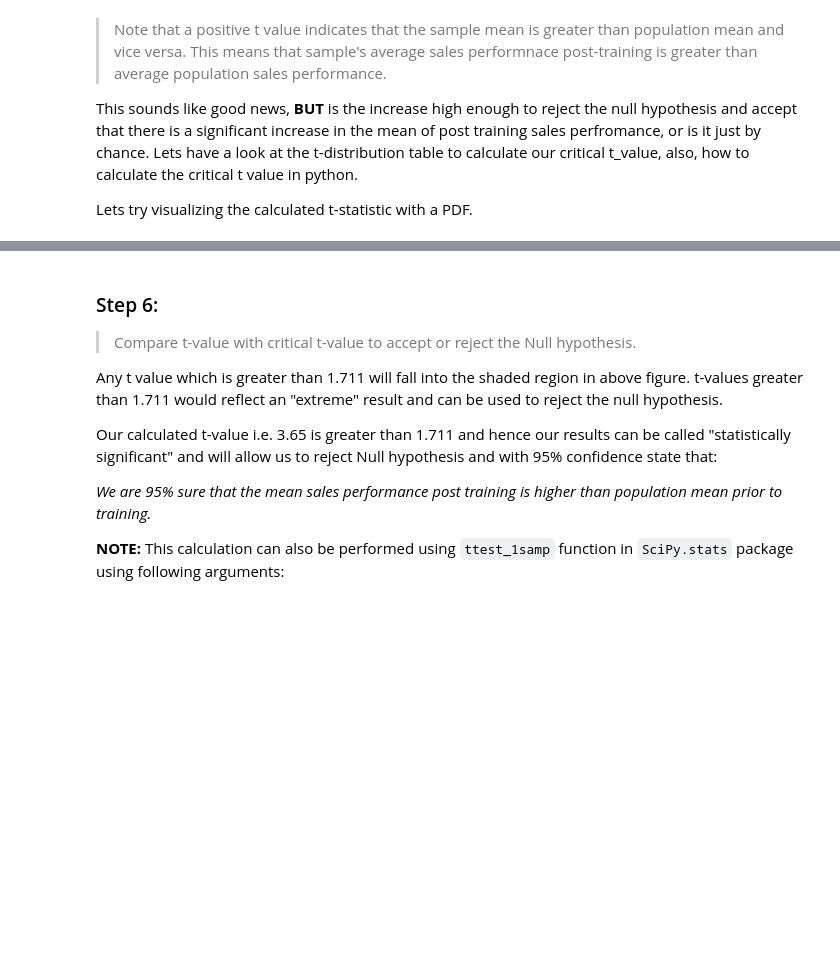
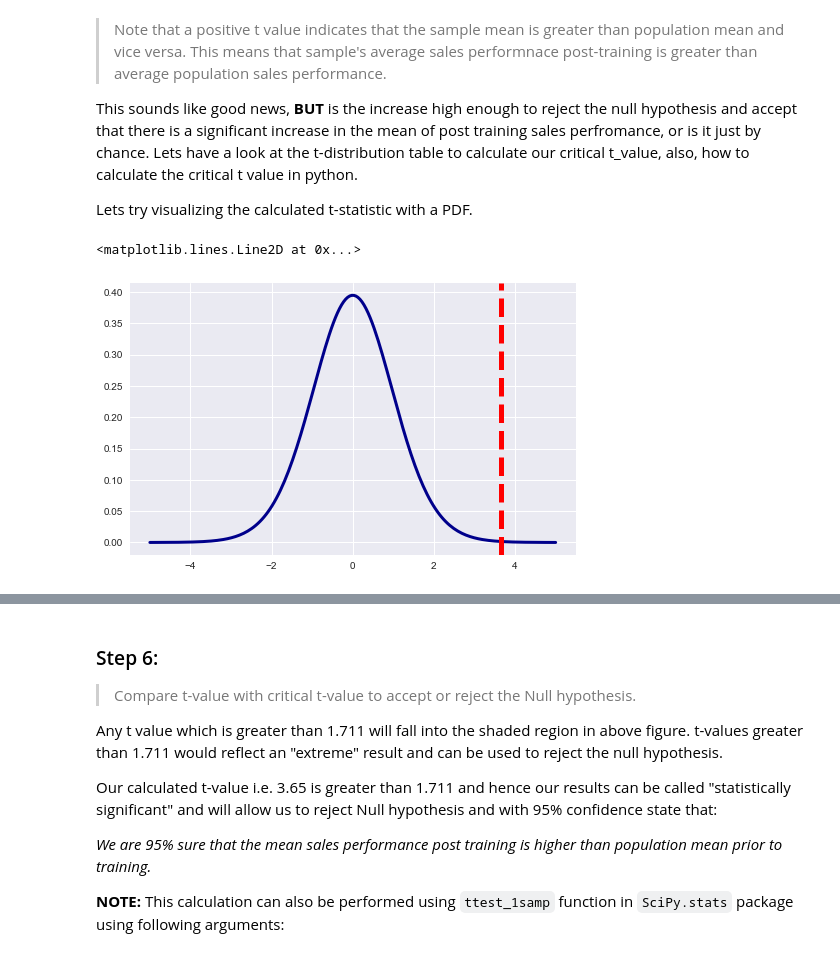
Before and after one commit to slieb74/ds-stats-1sample_t-nyc-career-ds-062518, a Jupyter notebook: index.ipynb, the cells around one changed output, grey strips where cells are left out. Drawn from its saved outputs; the diff is of its cells as text; code cells hidden in the pictures; blank space fills up the shorter version.

```diff
--- a/index.ipynb
+++ b/index.ipynb
@@ -188,6 +197,6 @@ Where $S$ stands for standard deviation, which we already defined as 'sigma'.
 > **Exercise:** Using the formula given above,calculate the t-value in Python:
 # %%
 # Calculate Sigma
-t = None
+t = (x_bar - mu)/(sigma/n**.5)
 t
 # 3.6519236075802097
@@ -199,16 +210,20 @@ This sounds like good news, **BUT** is the increase high enough to reject the nu
 Lets try visualizing the calculated t-statistic with a PDF.
 # %%
 # generate points on the x axis between -10 and 10:
-xs = None
+xs = np.linspace(-5,5,200)
 # use stats.t.pdf to get values on the probability density function for the t-distribution
 # the second argument is the degrees of freedom
-ys = None
+ys = stats.t.pdf(xs,df)
 # initialize a matplotlib "figure"
-fig = None
+fig = plt.figure(figsize=(8,5))
 
 # get the current "axis" out of the figure
-ax = None
+ax = fig.gca()
 
 # plot the lines using matplotlib's plot function:
-
+ax.plot(xs,ys,lw=3,c='darkblue')
 # plot a vertical line for our measured difference in rates t-statistic
+ax.axvline(t,c='red',ls='--',lw=5)
+# %% [output]
+<matplotlib.lines.Line2D at 0x...>
+[figure, added]
```
Also changed, not shown: parts of 12 cells of this notebook.
